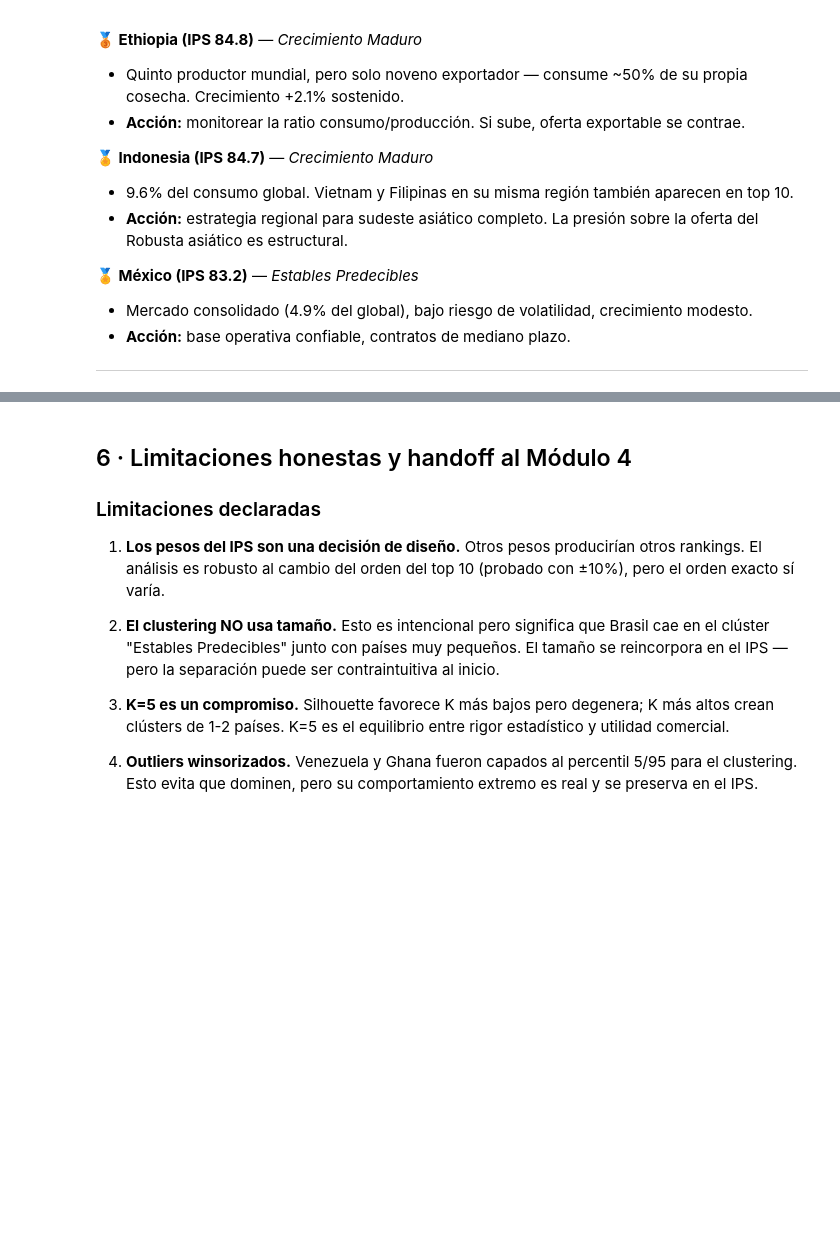
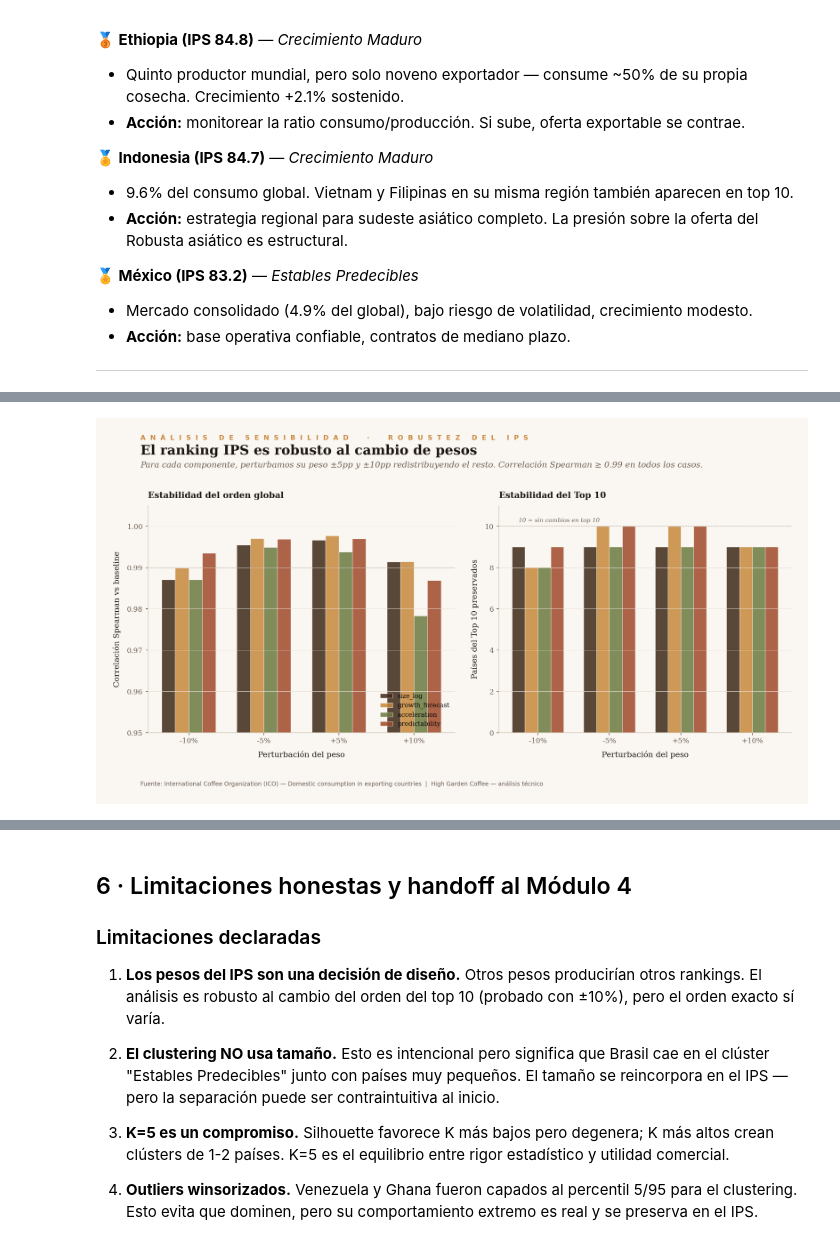
Before and after one commit to dvalle98/High-Garden-coffee, a Jupyter notebook: high_garden/03_segmentation_1.ipynb, the cells around one changed output, grey strips where cells are left out. Saved outputs shown, nothing was run; the diff lists cells and outputs as text; code cells hidden in the pictures; blank space fills up the shorter version.

```diff
--- a/high_garden/03_segmentation.ipynb
+++ b/high_garden/03_segmentation_1.ipynb
@@ -357,0 +372,13 @@ display(Image('figures/17_top5_profiles.png'))
+# %%
+from sensitivity_analysis import sensitivity_analysis, viz_sensitivity
+from IPython.display import Image, display
+
+sens = sensitivity_analysis(features)
+sens.to_parquet(DATA / 'sensitivity_analysis.parquet', index=False)
+
+print('Resumen del análisis de sensibilidad:')
+print(f'  Spearman ρ mínimo (peor caso):   {sens["spearman_rho"].min():.4f}')
+print(f'  Spearman ρ promedio:              {sens["spearman_rho"].mean():.4f}')
+print(f'  Top 10 preservados (peor caso):   {sens["top10_overlap"].min()} de 10')
+print(f'  Top 10 preservados (promedio):    {sens["top10_overlap"].mean():.1f} de 10')
+sens
@@ -357,0 +408,5 @@ display(Image('figures/17_top5_profiles.png'))
+# %%
+viz_sensitivity(sens)
+display(Image('figures/18_sensitivity_analysis.png'))
+# %% [output]
+[figure, added]
```
Also changed, not shown: parts of 3 cells of this notebook, 8 other files.
